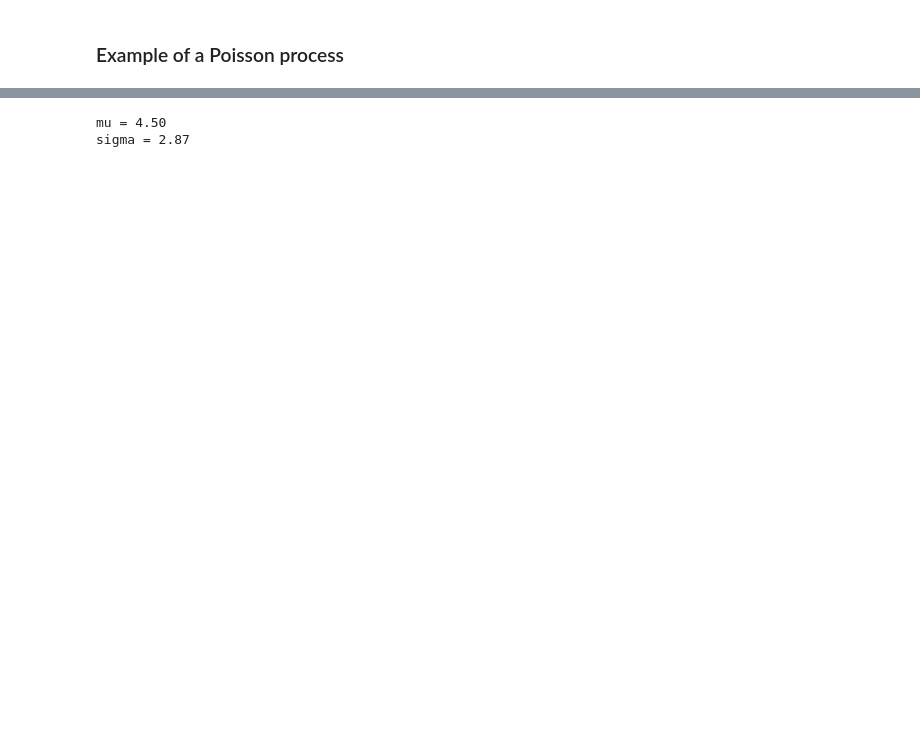
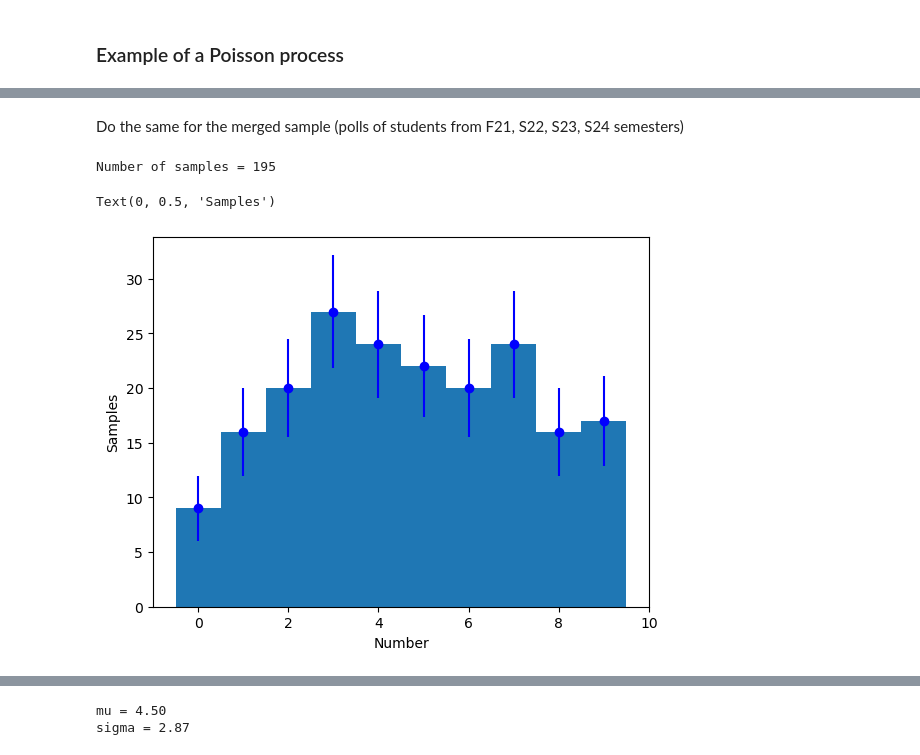
Before and after one commit to ds-connectors/Physics-88-SP24, a Jupyter notebook: Week07/L05/Lecture05.ipynb, the cells around one changed output, grey strips where cells are left out. Drawn from its saved outputs; the diff is of its cells as text; code cells hidden in the pictures; blank space fills up the shorter version.

```diff
--- a/Week07/L05/Lecture05.ipynb
+++ b/Week07/L05/Lecture05.ipynb
@@ -146,3 +139,26 @@ Text(0, 0.5, 'Samples')
+# %% [markdown]
+Do the same for the merged sample (polls of students from F21, S22, S23, S24 semesters)
+# %%
+x = np.loadtxt('sample_merged.dat',unpack=True)
+
+N = len(x)
+print('Number of samples =',N)
+bins = np.arange(-0.5,10.5,1)
+n, b, p = plt.hist(x, bins)
+expected = 0.1*N*np.ones(len(n))
+
+# loop over all entries in the histogram, assign Poisson errors for each bin
+en = np.array([max(np.sqrt(value),1.) for value in n])
+
+# plot the distribition with error bars
+x = np.arange(0,10)
+plt.errorbar(x, n, xerr=0, yerr=en, fmt='bo')
+plt.xlabel('Number')
+plt.ylabel('Samples')
+# %% [output]
+Number of samples = 195
+Text(0, 0.5, 'Samples')
+[figure, added]
 # %% [markdown]
 ### Central limit theorem
 
```
Also changed, not shown: parts of 14 cells of this notebook, 1 other file.
